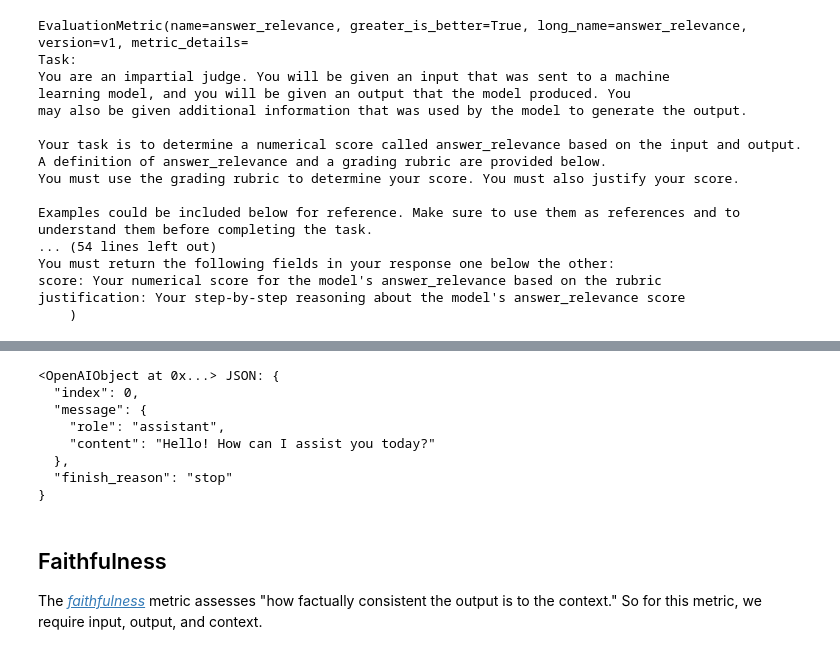
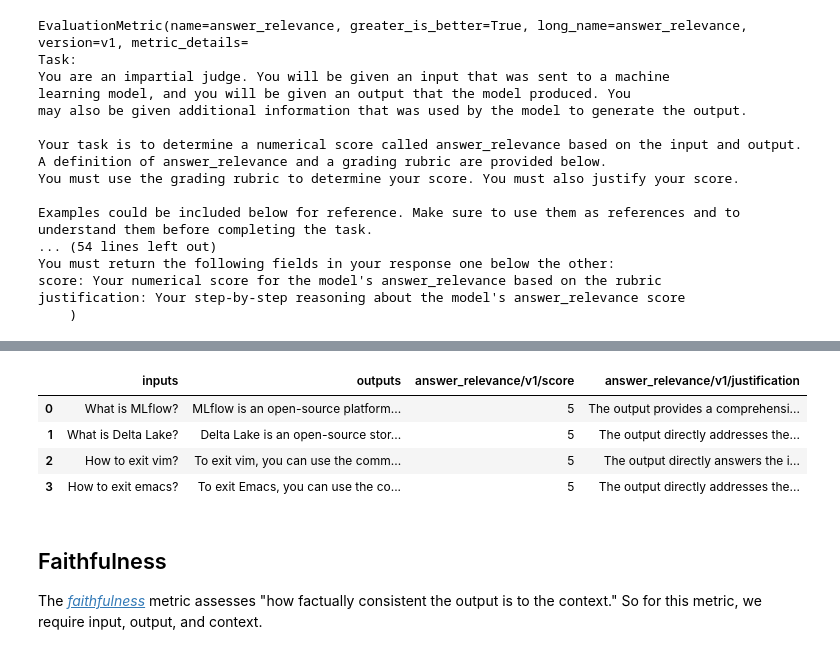
Before and after one commit to djliden/llmops-examples, a Jupyter notebook: mlflow-genai-metrics.ipynb, the cells around one changed output, grey strips where cells are left out. Saved outputs shown, nothing was run; the diff lists cells and outputs as text; code cells hidden in the pictures.

Commit message:
formats output tables

```diff
--- a/mlflow-genai-metrics.ipynb
+++ b/mlflow-genai-metrics.ipynb
@@ -147,28 +144,16 @@ results.tables["eval_results_table"]
-# %%
-import openai
-
-prompt = "test openai chat completion @OpenAI"
-
-response = openai.ChatCompletion.create(
-    model="gpt-3.5-turbo",
-    messages=[
-        {"role": "system", "content": "You are a helpful assistant."},
-        {"role": "user", "content": prompt},
-    ],
-)
-
-completion = response.choices[0]
-
-completion
-# %% [output]
-<OpenAIObject at 0x...> JSON: {
-  "index": 0,
-  "message": {
-    "role": "assistant",
-    "content": "Hello! How can I assist you today?"
-  },
-  "finish_reason": "stop"
-}
+# %%
+pd.set_option('display.max_columns', None)
+pd.set_option('display.expand_frame_repr', False)
+df = results.tables["eval_results_table"]
+
+# just show question outputs faithfulness/v1/score	faithfulness/v1/justification columns
+df[["inputs", "outputs", "answer_relevance/v1/score", "answer_relevance/v1/justification"]].style
+# %% [output]
+|  | inputs | outputs | answer_relevance/v1/score | answer_relevance/v1/justification |
+| 0 | What is MLflow? | MLflow is an open-source platform... | 5 | The output provides a comprehensi... |
+| 1 | What is Delta Lake? | Delta Lake is an open-source stor... | 5 | The output directly addresses the... |
+| 2 | How to exit vim? | To exit vim, you can use the comm... | 5 | The output directly answers the i... |
+| 3 | How to exit emacs? | To exit Emacs, you can use the co... | 5 | The output directly addresses the... |
 # %% [markdown]
 ## Faithfulness
 The [*faithfulness*](https://mlflow.org/docs/latest/python_api/mlflow.metrics.html#mlflow.metrics.genai.faithfulness) metric assesses "how factually consistent the output is to the context." So for this metric, we require input, output, and context.
```
Also changed, not shown: parts of 5 cells of this notebook.
